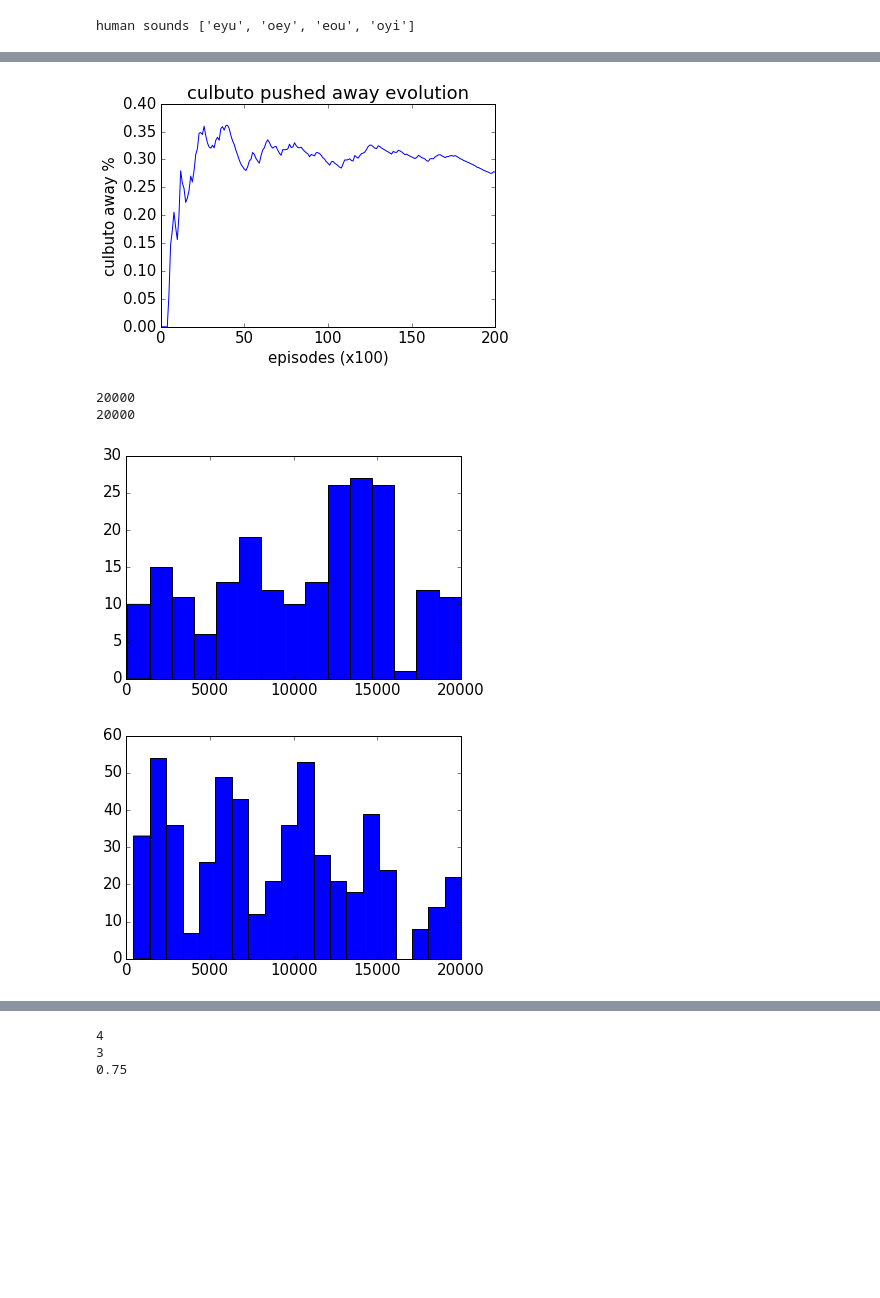
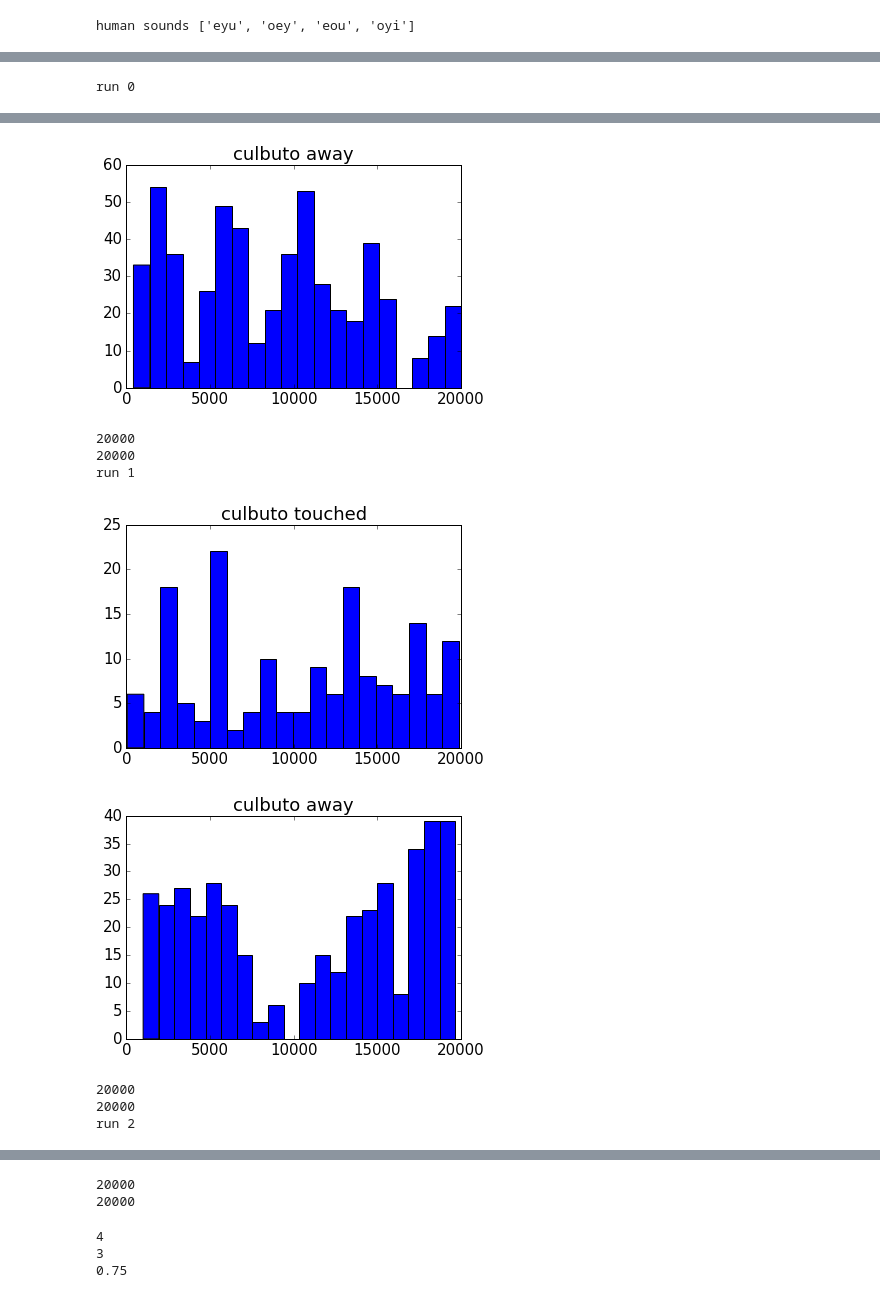
Before and after one commit to flowersteam/pobax_playground, a Jupyter notebook: notebooks/data_visualization.ipynb, the cells around one changed output, grey strips where cells are left out. Cells and saved outputs as stored; diff of their text form; code cells hidden in the pictures; blank space fills up the shorter version.

```diff
--- a/notebooks/data_visualization.ipynb
+++ b/notebooks/data_visualization.ipynb
@@ -246,14 +280,16 @@ for m in model_filenames:
 # %%
 # Grid cell exploration curves
 metric = ['hand','culbuto','agent_sound']
-bins = [10,100,50]
+bins = [10,20,100]
 
 nb_metrics = len(metric)
 plot_every = 100
 plot_steps = np.arange(plot_every,((nb_iter // plot_every)+1)*plot_every,plot_every)
-
+print plot_steps
 models_mean_explo = []
 models_std_explo = []
+all_explo = []
+nb_runs = 3
 for model in model_filenames:
     print model
     explo = np.zeros((nb_metrics,nb_runs,len(plot_steps)))
@@ -262,15 +298,18 @@ for model in model_filenames:
         for i, plot_idx in enumerate(plot_steps):
             for m_idx, m in enumerate(metric):
                     nb_dims = models_sub_outcomes[model][r][m]['raw'].shape[1]
-                    samples = models_sub_outcomes[model][r][m]['raw'][:plot_idx,:]
+                    #print models_sub_outcomes[model][r][m]['raw'].shape
+                    samples = models_sub_outcomes[model][r][m]['raw'][:plot_idx*10,:]
                     nb_explored_cells = len(np.unique(stats.binned_statistic_dd(samples,
                                                                                 np.arange(len(samples)),
                                                                                 bins = bins[m_idx],
                                                                                 range=[[-1,1]]*nb_dims).binnumber))
                     nb_cells = bins[m_idx]**nb_dims
-                    explo[m_idx,0,i] = (nb_explored_cells / nb_cells)*100
+                    explo[m_idx,r,i] = (nb_explored_cells / nb_cells)*100
 
+        print explo[1,r,i]
 
+    all_explo.append(explo)
     mean_explo = np.mean(explo,axis=1)
     std_explo = np.std(explo,axis=1)
 
@@ -394,10 +477,11 @@ zero_like_sum = -11.398361089082734
 plot_every = 100
 plot_steps = np.arange(plot_every,((nb_iter // plot_every)+1)*plot_every,plot_every)
 # Evolution of succesfull culbuto touching and percentage of culbuto away
-m = 'test_res100_rmb'
+m = 'RMB'
 #print plot_steps[15:]
 
 for r in range(nb_runs):
+    print 'run ' + str(r)
     trying_to_move_culb = []
     moved_culb_while_trying = []
     culbuto_touched = []
@@ -449,30 +533,34 @@ for r in range(nb_runs):
         culb_away_plot.append(culb_away[:i].count(1) / (culb_away[:i].count(-1) + culb_away[:i].count(1)))
 
 
-    # actual plotting
-    plt.figure()
-    plt.plot(plot_steps[15:]//100,culbuto_accuracies[15:])
-    plt.xlabel('episodes (x100)')
-    plt.ylabel('culbuto succesfuly touched')
-    plt.title('accuracy of touching culbuto')
-    plt.show()
+#     # actual plotting
+#     plt.figure()
+#     plt.plot(plot_steps[15:]//100,culbuto_accuracies[15:])
+#     plt.xlabel('episodes (x100)')
+#     plt.ylabel('culbuto succesfuly touched')
+#     plt.title('accuracy of touching culbuto')
+#     plt.show()
 
-    # actual plotting
-    plt.figure()
-    plt.plot(plot_steps//100,culb_away_plot)
-    plt.xlabel('episodes (x100)')
-    plt.ylabel('culbuto away %')
-    plt.title('culbuto pushed away evolution')
-    plt.show()
+#     # actual plotting
+#     plt.figure()
+#     plt.plot(plot_steps//100,culb_away_plot)
+#     plt.xlabel('episodes (x100)')
+#     plt.ylabel('culbuto away %')
+#     plt.title('culbuto pushed away evolution')
 
     plt.figure()
-    plt.hist(culbuto_touched,bins=15)
+    plt.hist(culbuto_touched,bins=20)
+    plt.title('culbuto touched')
 
     plt.figure()
     plt.hist(culbuto_away,bins=20)
+    plt.title('culbuto away')
+
+    plt.show()
 
 
 
     print len(trying_to_move_culb)
     print len(moved_culb_while_trying)
 # %% [output]
+run 0
@@ -480,5 +568,9 @@ for r in range(nb_runs):
-[figure, old version]
+[figure, new version]
-20000
-20000
+20000
+20000
+run 1
-[figure, old version]
+[figure, new version]
-[figure, old version]
+[figure, new version]
+20000
+20000
+run 2
@@ -485,3 +579,5 @@ for r in range(nb_runs):
+20000
+20000
 # %%
 a = [0,1,0,1,1,1]
 b = [0,-1,0,1,1,1]
```
Also changed, not shown: parts of 10 cells of this notebook.
